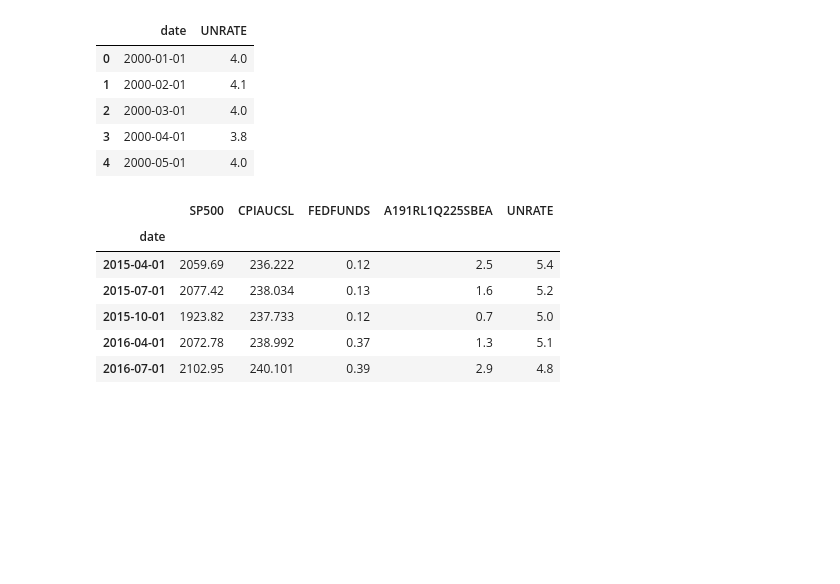
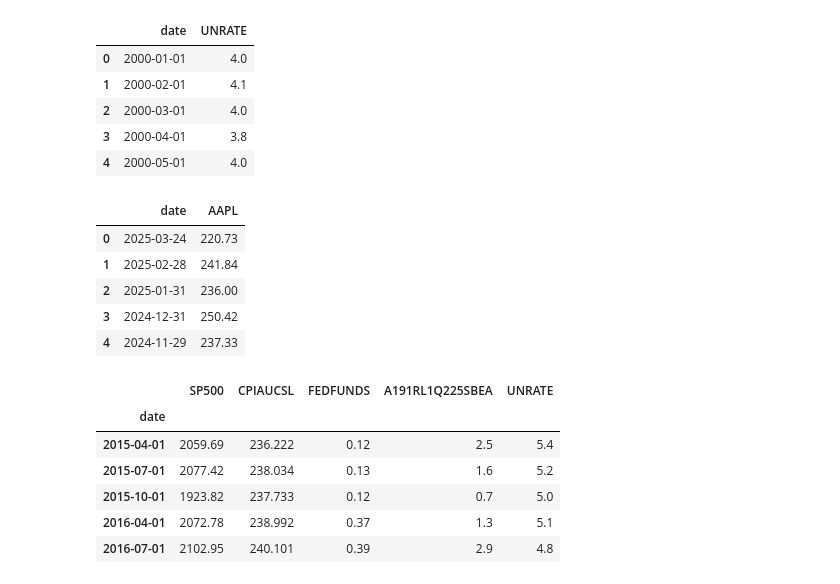
Before and after one commit to sadiq937/Shaik_DM, a Jupyter notebook: PS4.ipynb, the cells around one changed output. Saved outputs shown, nothing was run; the diff lists cells and outputs as text; code cells hidden in the pictures; blank space fills up the shorter version.

```diff
--- a/PS4.ipynb
+++ b/PS4.ipynb
@@ -58,3 +62,12 @@ def fetch_fred_data(series_id, start_date="2000-01-01", end_date=str(datetime.to
+# %%
+# Function to fetch data from Alpha Vantage
+def fetch_alpha_vantage_data(function, symbol, interval="Monthly", start_date="2000-01-01", end_date=str(datetime.today().date())):
+    url = f"https://www.alphavantage.co/query?function={function}&symbol={symbol}&interval={interval}&apikey={ALPHA_VANTAGE_API_KEY}&datatype=csv"
+    response = requests.get(url).text
+    df = pd.read_csv(StringIO(response))  # Use StringIO from the io module
+    df['timestamp'] = pd.to_datetime(df['timestamp'])
+    df = df[(df['timestamp'] >= start_date) & (df['timestamp'] <= end_date)]
+    return df[['timestamp', 'close']].rename(columns={'timestamp': 'date', 'close': symbol})
 # %%
 # S&P 500 Index
 sp500_df = fetch_fred_data("SP500")
@@ -110,6 +123,17 @@ unemployment_df.head()
 | 2 | 2000-03-01 | 4.0 |
 | 3 | 2000-04-01 | 3.8 |
 | 4 | 2000-05-01 | 4.0 |
+# %%
+# Fetching stock data from Alpha Vantage API (e.g., Stock of Apple)
+apple_stock_df = fetch_alpha_vantage_data("TIME_SERIES_MONTHLY", "AAPL")
+apple_stock_df.head()
+# %% [output]
+|  | date | AAPL |
+| 0 | 2025-03-24 | 220.73 |
+| 1 | 2025-02-28 | 241.84 |
+| 2 | 2025-01-31 | 236.00 |
+| 3 | 2024-12-31 | 250.42 |
+| 4 | 2024-11-29 | 237.33 |
 # %%
 # Merging data into a single DataFrame
 macro_df = sp500_df.merge(inflation_df, on="date", how="inner")\
```
Also changed, not shown: parts of 12 cells of this notebook.
